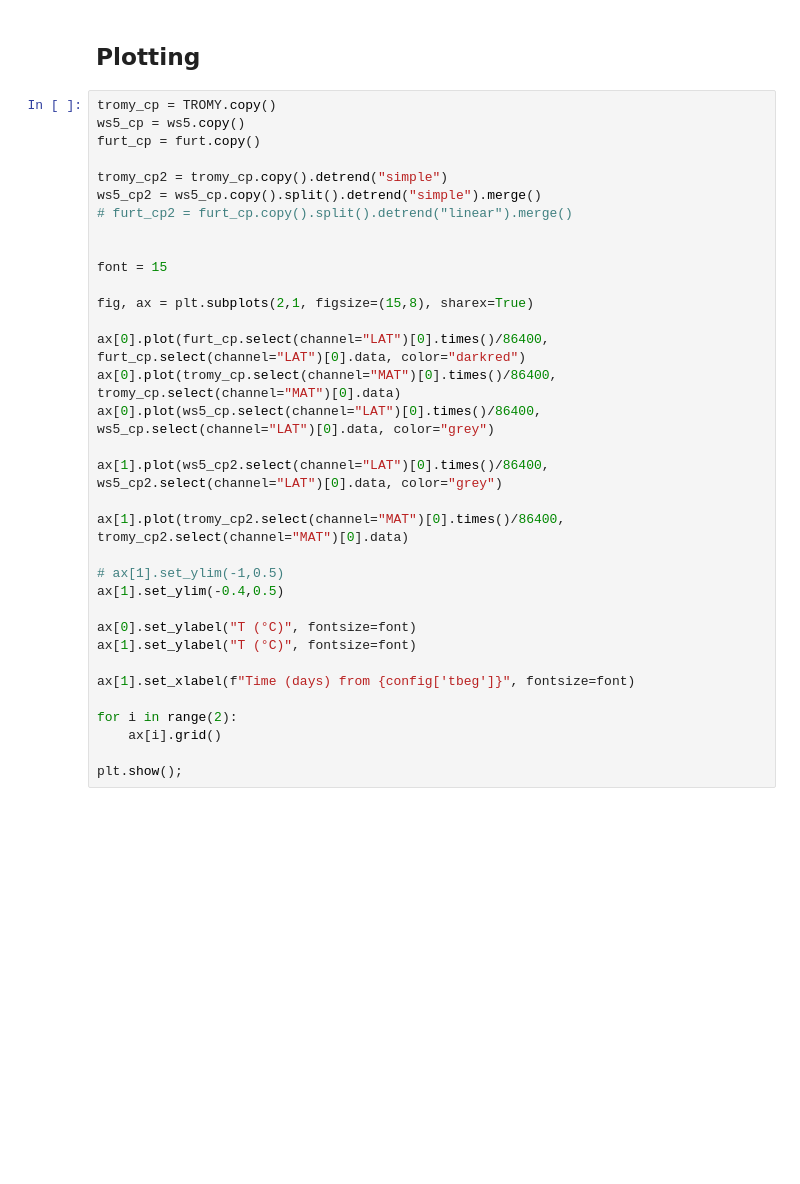
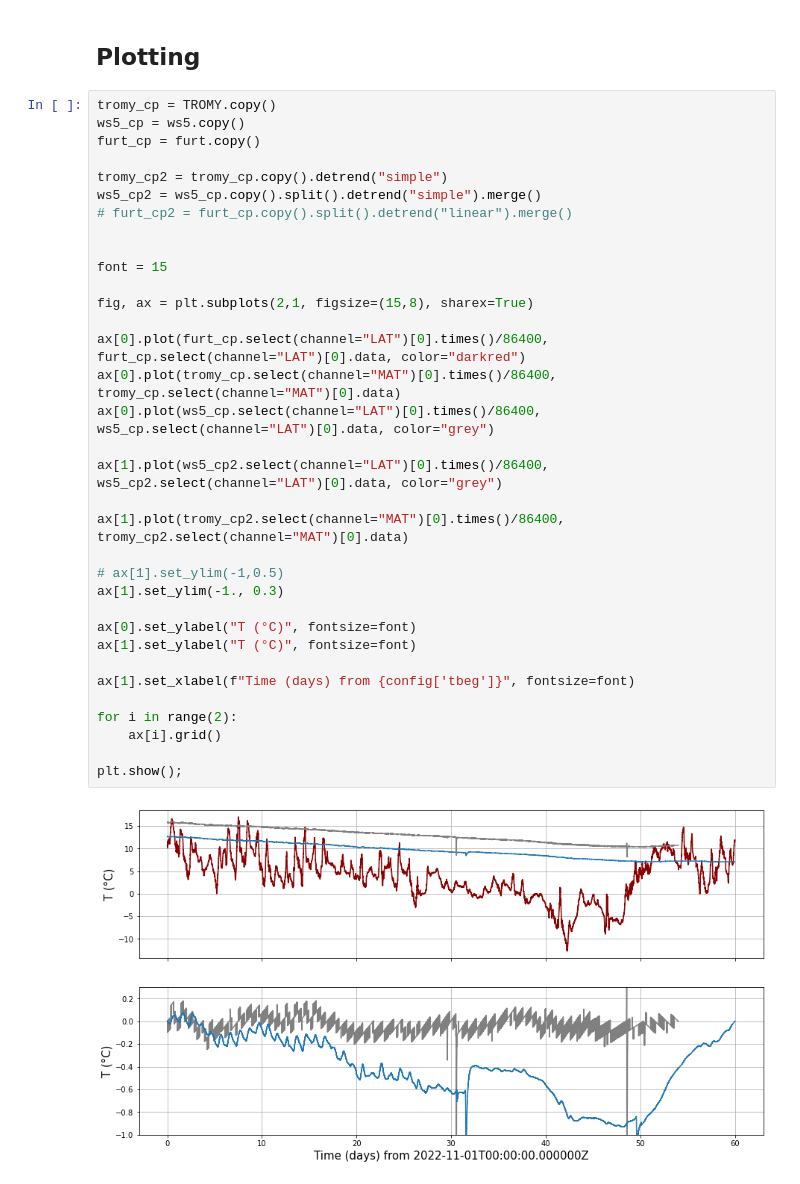
Before and after one commit to andbrocode/notebooks2, a Jupyter notebook: Tilt/Tiltmeter_ALL_IsolationCheck.ipynb, the cells around one changed output. Drawn from its saved outputs; the diff is of its cells as text; blank space fills up the shorter version.

```diff
--- a/Tilt/Tiltmeter_ALL_IsolationCheck.ipynb
+++ b/Tilt/Tiltmeter_ALL_IsolationCheck.ipynb
@@ -679,31 +687,33 @@ ws5_cp = ws5.copy()
 furt_cp = furt.copy()
 
 tromy_cp2 = tromy_cp.copy().detrend("simple")
 ws5_cp2 = ws5_cp.copy().split().detrend("simple").merge()
 # furt_cp2 = furt_cp.copy().split().detrend("linear").merge()
 
 
 font = 15
 
 fig, ax = plt.subplots(2,1, figsize=(15,8), sharex=True)
 
 ax[0].plot(furt_cp.select(channel="LAT")[0].times()/86400, furt_cp.select(channel="LAT")[0].data, color="darkred")
 ax[0].plot(tromy_cp.select(channel="MAT")[0].times()/86400, tromy_cp.select(channel="MAT")[0].data)
 ax[0].plot(ws5_cp.select(channel="LAT")[0].times()/86400, ws5_cp.select(channel="LAT")[0].data, color="grey")
 
 ax[1].plot(ws5_cp2.select(channel="LAT")[0].times()/86400, ws5_cp2.select(channel="LAT")[0].data, color="grey")
 
 ax[1].plot(tromy_cp2.select(channel="MAT")[0].times()/86400, tromy_cp2.select(channel="MAT")[0].data)
 
 # ax[1].set_ylim(-1,0.5)
-ax[1].set_ylim(-0.4,0.5)
+ax[1].set_ylim(-1., 0.3)
 
 ax[0].set_ylabel("T (°C)", fontsize=font)
 ax[1].set_ylabel("T (°C)", fontsize=font)
 
 ax[1].set_xlabel(f"Time (days) from {config['tbeg']}", fontsize=font)
 
 for i in range(2):
     ax[i].grid()
 
 plt.show();
+# %% [output]
+[figure, added]
```
Also changed, not shown: parts of 1 cell of this notebook, 8 other files.
